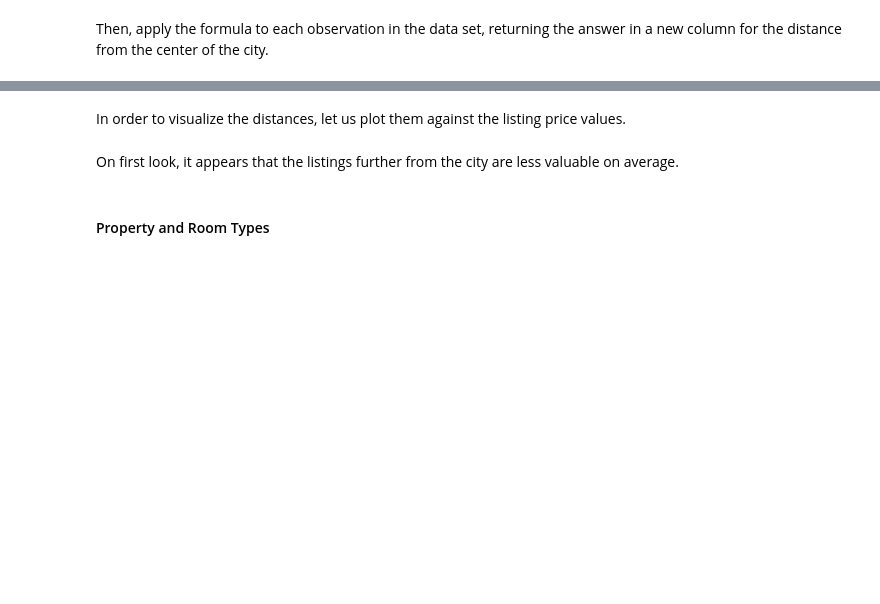
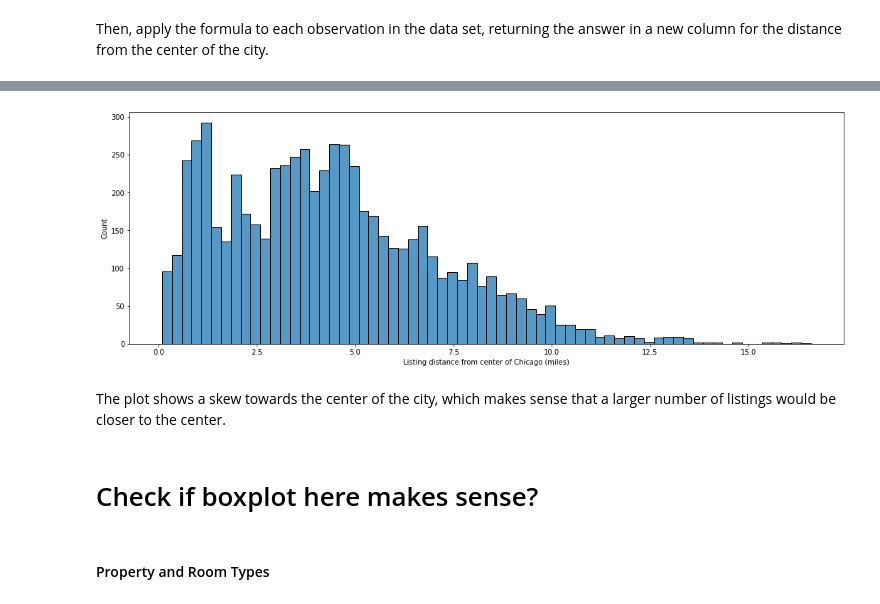
Before and after one commit to Summer-luna/Fall2021-IST5520-Group5, a Jupyter notebook: Data Proposal (combined).ipynb, the cells around one changed output, grey strips where cells are left out. Saved outputs shown, nothing was run; the diff lists cells and outputs as text; code cells hidden in the pictures; blank space fills up the shorter version.

```diff
--- a/Data Proposal (combined).ipynb
+++ b/Data Proposal (combined).ipynb
@@ -306,5 +478,5 @@ Here we can see there are four categories for the response time.  Let's define a
  * 'a few days or more' = 48 hours
 # %%
 dat['host_response_time_float'] = dat['host_response_time'].map({'within an hour':1,'within a few hours':5,
-                                                           'within a day':24,'a few days or more':48}).astype(np.float32)
+                                                           'within a day':24,'a few days or more':48}).astype('float')
 dat['host_response_time_float'].unique()
@@ -393,14 +629,14 @@ dat['d_center'].describe()
-# %% [markdown]
-In order to visualize the distances, let us plot them against the listing price values.
 # %%
-plt.figure(figsize=(12,8))
-sb.regplot(x="d_center", y="price",
-            line_kws={"color":"r","alpha":0.5,"lw":3}, data=dat)
-plt.xlabel('Distance from center of city (miles)')
-plt.ylabel('Price ($)')
+plt.figure(figsize=(18,6))
+p = sb.histplot(x='d_center',data = dat,binwidth=0.25)
+plt.xlabel('Listing distance from center of Chicago (miles)')
 plt.show()
+# %% [output]
+[figure, added]
-# %% [markdown]
-On first look, it appears that the listings further from the city are less valuable on average.
+# %% [markdown]
+The plot shows a skew towards the center of the city, which makes sense that a larger number of listings would be closer to the center.
+# %% [markdown]
+# Check if boxplot here makes sense?
 # %% [markdown]
 <h4>Property and Room Types</h4>
 # %%
```
Also changed, not shown: parts of 101 cells of this notebook.
